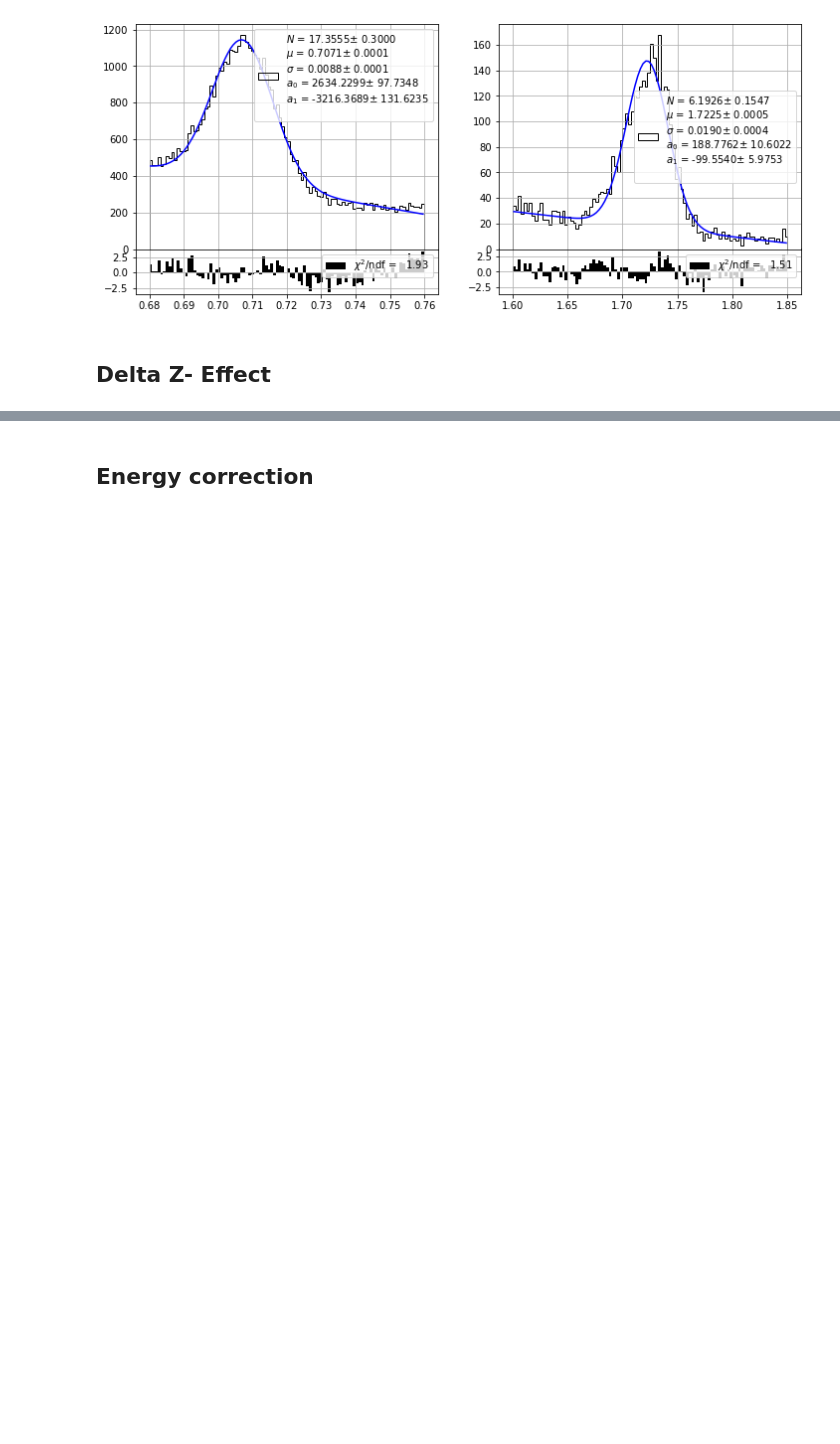
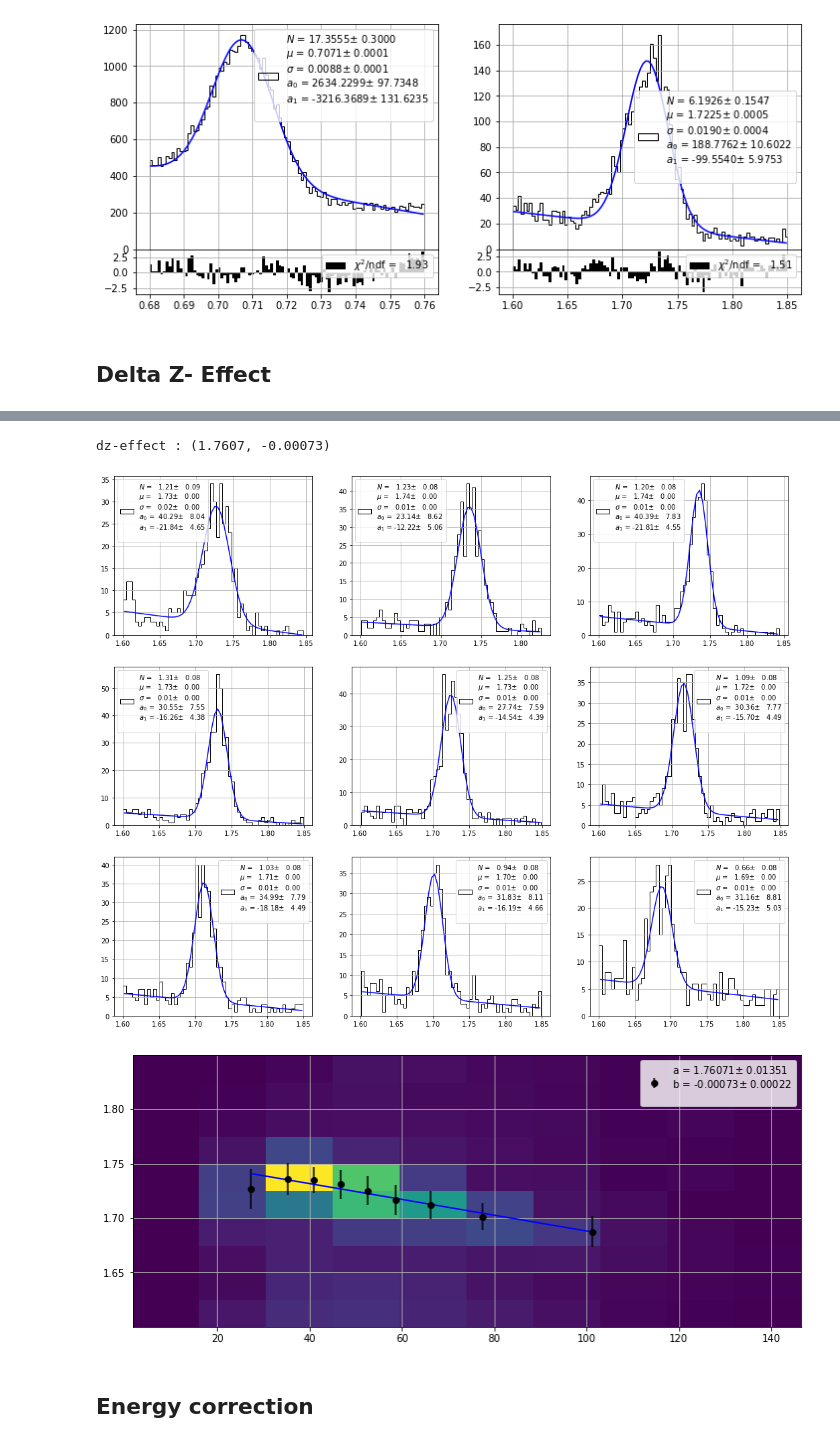
Before and after one commit to jahernando/next, a Jupyter notebook: NB/demo/demo_energy_resolution_run7.ipynb, the cells around one changed output, grey strips where cells are left out. Cells and saved outputs as stored; diff of their text form; code cells hidden in the pictures; blank space fills up the shorter version.

```diff
--- a/NB/demo/demo_energy_resolution_run7.ipynb
+++ b/NB/demo/demo_energy_resolution_run7.ipynb
@@ -169,3 +145,9 @@ energy 1.7607 slope -0.000726235
+# %%
+ds_par = plt_dzeffect(peak = 'ds')
+# %% [output]
+dz-effect : (1.7607, -0.00073)
+[figure, added]
+[figure, added]
 # %% [markdown]
 ## Energy correction
 # %%
```
Also changed, not shown: parts of 12 cells of this notebook.
